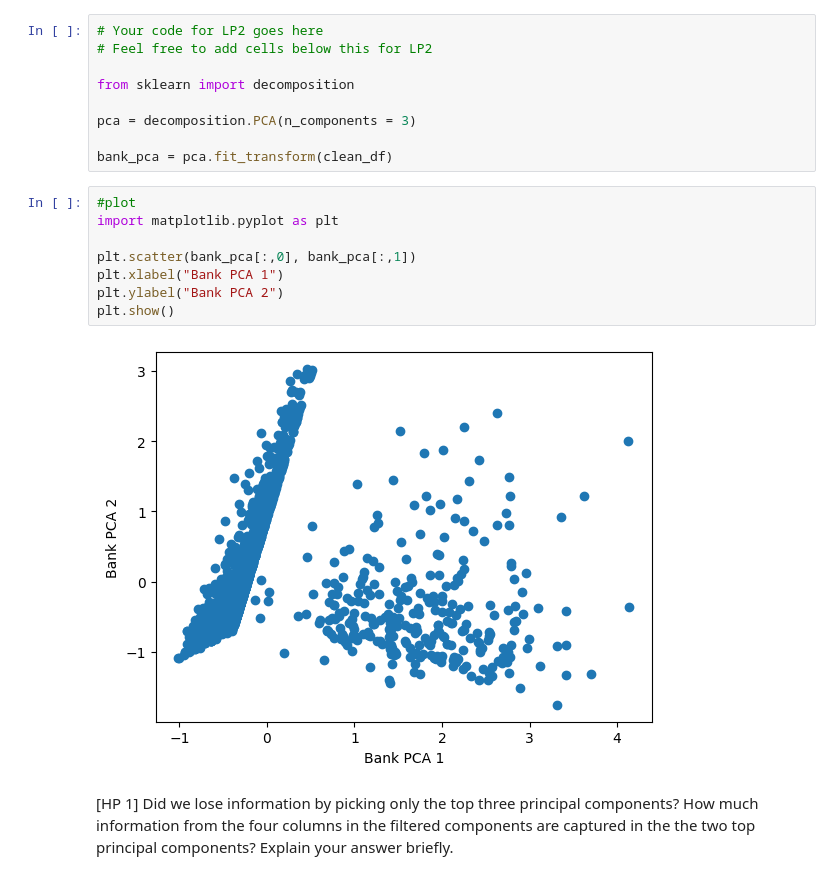
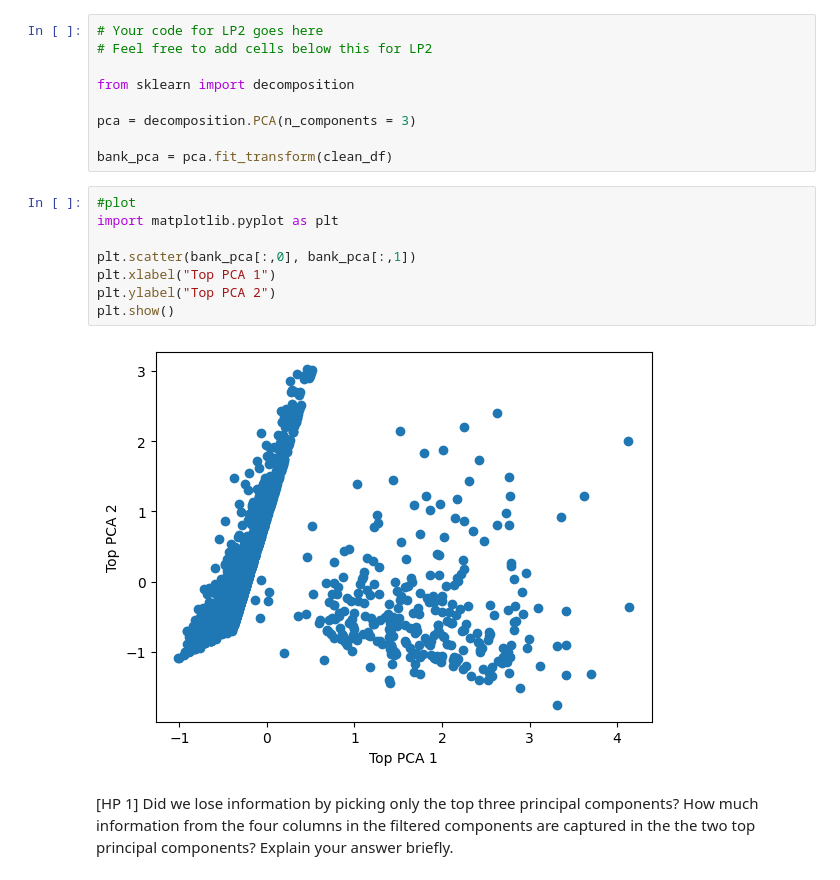
Before and after one commit to ankitajaswal/Cmpe255, a Jupyter notebook: HW2/Part2/HW 2 Part 2 - PCA and Clustering.ipynb, the cells around one changed output. Saved outputs shown, nothing was run; the diff lists cells and outputs as text.

```diff
--- a/HW2/Part2/HW 2 Part 2 - PCA and Clustering.ipynb
+++ b/HW2/Part2/HW 2 Part 2 - PCA and Clustering.ipynb
@@ -255,13 +255,13 @@ bank_pca = pca.fit_transform(clean_df)
 # %%
 #plot
 import matplotlib.pyplot as plt
 
 plt.scatter(bank_pca[:,0], bank_pca[:,1])
-plt.xlabel("Bank PCA 1")
-plt.ylabel("Bank PCA 2")
+plt.xlabel("Top PCA 1")
+plt.ylabel("Top PCA 2")
 plt.show()
 # %% [output]
-[figure, old version]
+[figure, new version]
 # %% [markdown]
 [HP 1]
 Did we lose information by picking only the top three principal components? How much information from the four columns in the filtered components are captured in the the two top principal components? Explain your answer briefly.
```
Also changed, not shown: parts of 1 cell of this notebook.
